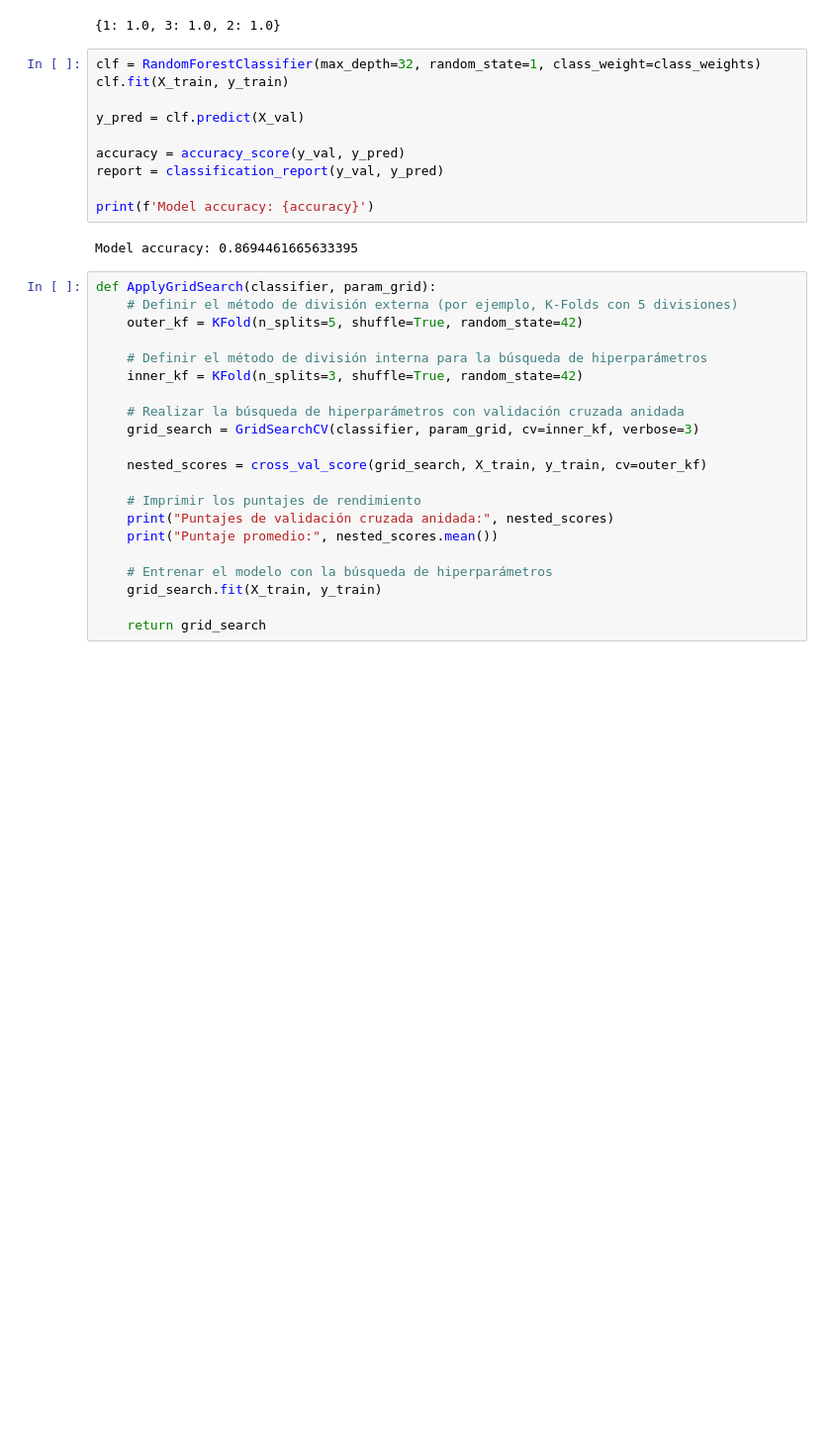
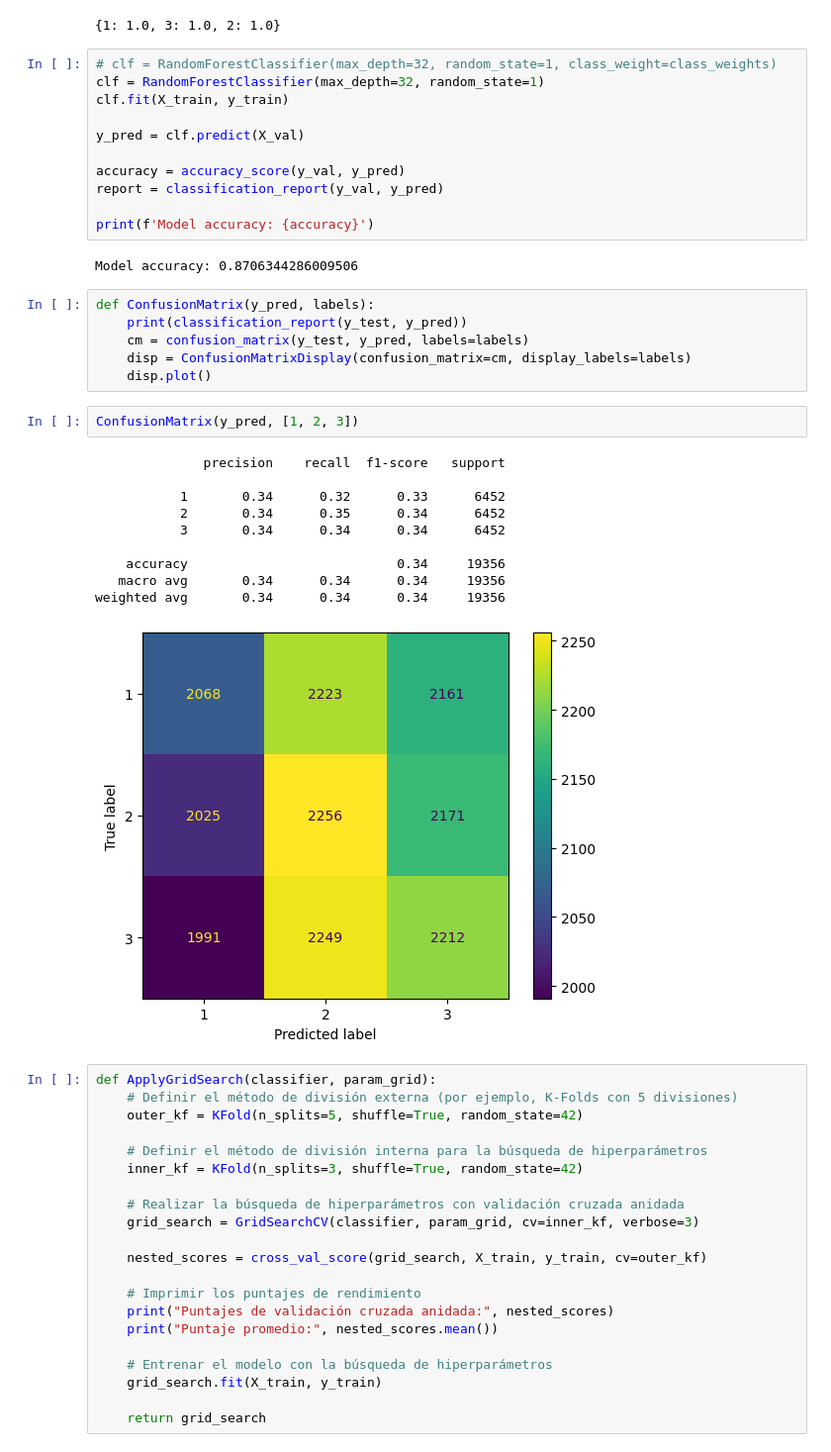
Before and after one commit to JaviARo/WaterTable, a Jupyter notebook: WaterTableModels.ipynb, the cells around one changed output. Shown at 99% size. Drawn from its saved outputs; the diff is of its cells as text; blank space fills up the shorter version.

```diff
--- a/WaterTableModels.ipynb
+++ b/WaterTableModels.ipynb
@@ -86,7 +86,8 @@ print(class_weights)
 # %% [output]
 {1: 1.0, 3: 1.0, 2: 1.0}
 # %%
-clf = RandomForestClassifier(max_depth=32, random_state=1, class_weight=class_weights)
+# clf = RandomForestClassifier(max_depth=32, random_state=1, class_weight=class_weights)
+clf = RandomForestClassifier(max_depth=32, random_state=1)
 clf.fit(X_train, y_train)
 
 y_pred = clf.predict(X_val)
@@ -96,7 +97,26 @@ report = classification_report(y_val, y_pred)
 
 print(f'Model accuracy: {accuracy}')
 # %% [output]
-Model accuracy: 0.8694461665633395
+Model accuracy: 0.8706344286009506
+# %%
+def ConfusionMatrix(y_pred, labels):
+	print(classification_report(y_test, y_pred))
+	cm = confusion_matrix(y_test, y_pred, labels=labels)
+	disp = ConfusionMatrixDisplay(confusion_matrix=cm, display_labels=labels)
+	disp.plot()
+# %%
+ConfusionMatrix(y_pred, [1, 2, 3])
+# %% [output]
+              precision    recall  f1-score   support
+
+           1       0.34      0.32      0.33      6452
+           2       0.34      0.35      0.34      6452
+           3       0.34      0.34      0.34      6452
+
+    accuracy                           0.34     19356
+   macro avg       0.34      0.34      0.34     19356
+weighted avg       0.34      0.34      0.34     19356
+[figure, added]
 # %%
 def ApplyGridSearch(classifier, param_grid):
 	# Definir el método de división externa (por ejemplo, K-Folds con 5 divisiones)
```
Also changed, not shown: parts of 1 cell of this notebook, 1 other file.
